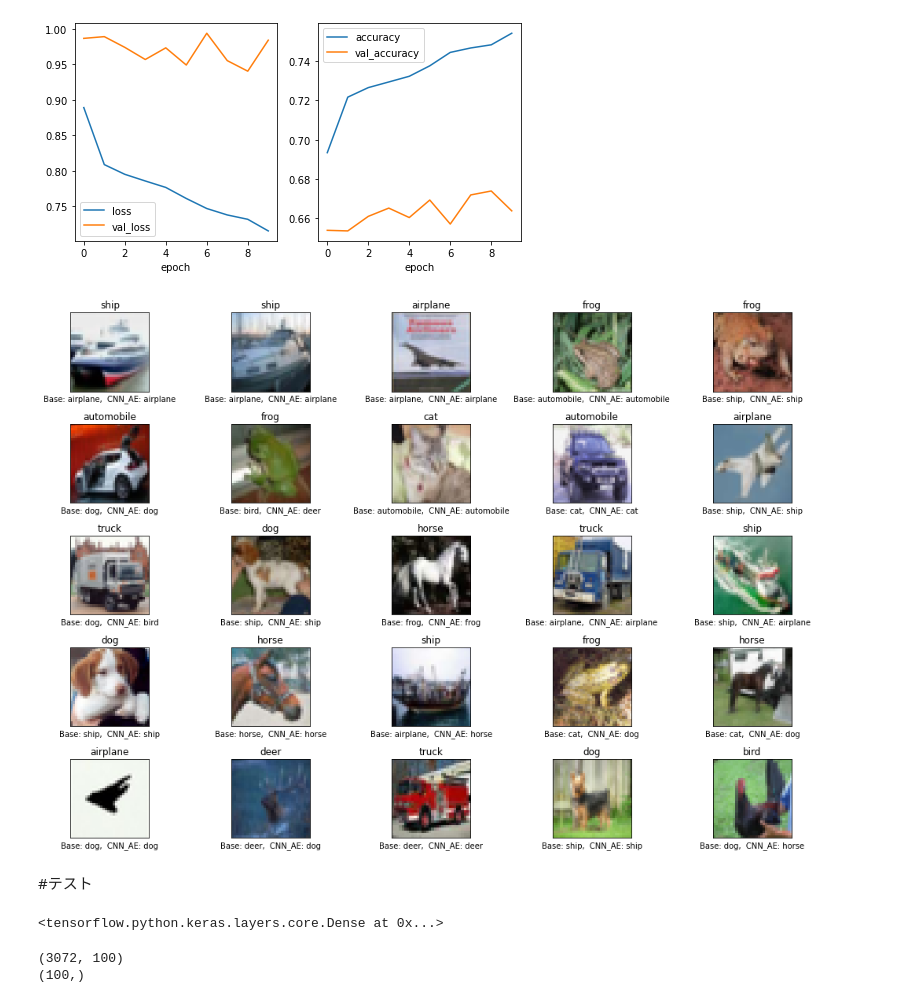
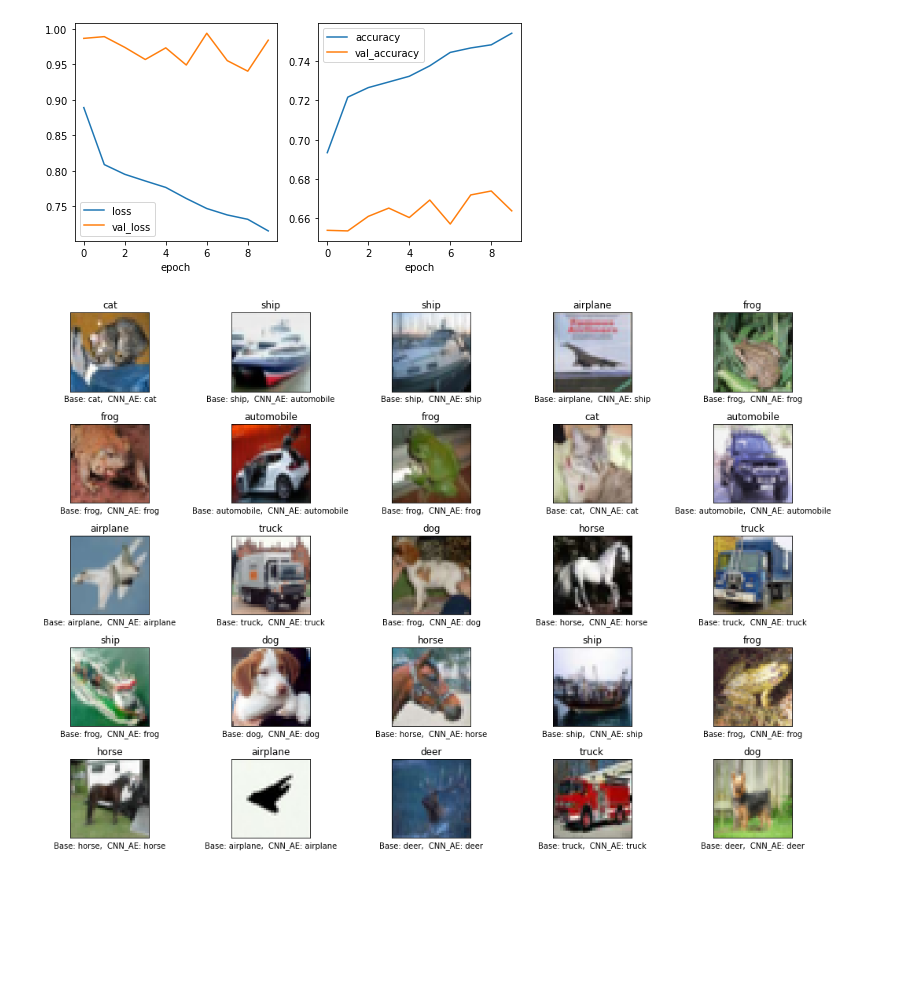
Before and after one commit to kyohei-123/autoencoder-test, a Jupyter notebook: cifar_deep_R1.ipynb, the cells around one changed output. Drawn from its saved outputs; the diff is of its cells as text; code cells hidden in the pictures; blank space fills up the shorter version.

```diff
--- a/cifar_deep_R1.ipynb
+++ b/cifar_deep_R1.ipynb
@@ -63,11 +63,11 @@ train_images = np.vstack([train_images_bird, train_images_deer, train_images_tru
 train_labels = np.vstack([(np.ones((2500,1))*2).astype(int), (np.ones((2500,1))*4).astype(int),
                           (np.ones((2500,1))*9).astype(int), train_labels[other_indexes]])
 
-
+train_labels_cat = train_labels.copy()
 train_labels = keras.utils.to_categorical(train_labels, 10)
 test_labels = keras.utils.to_categorical(test_labels, 10)
 
-train_images, train_labels = shuffle(train_images, train_labels, random_state=0)
+train_images, train_labels, train_labels_cat = shuffle(train_images, train_labels, train_labels_cat, random_state=0)
 
 print(f"data all # : {train_images.shape}")
 print(f"birds data # : {train_images_bird.shape}")
@@ -529,18 +529,16 @@ basemodel.save('saved_model/basemodel.h5')
 # %%
 # i = 6
 plt.figure(figsize=(15,10),tight_layout=True)
-for i in range(1,26):
-    plt.subplot(5,5,i)
+for i in range(25):
+    plt.subplot(5,5,i+1)
     plt.imshow(test_images[i])
-    res_base = class_names[np.argmax(basemodel.predict(train_images[[i]]))]
-    res_cnn = class_names[np.argmax(cnn.predict(train_images[[i]]))]
+    res_base = class_names[np.argmax(basemodel.predict(test_images[[i]]))]
+    res_cnn = class_names[np.argmax(cnn.predict(test_images[[i]]))]
     plt.xlabel(f"Base: {res_base},  CNN_AE: {res_cnn}")
     plt.title(class_names[np.argmax(test_labels[i])])
     plt.xticks([])
     plt.yticks([])
     plt.grid(False)
 plt.show()
 # %% [output]
-[figure, old version]
+[figure, new version]
-# %% [markdown]
-#テスト
@@ -585,10 +544,0 @@ model_autoencoder = tf.keras.Sequential([
-# %%
-model_encoder.layers[1]
-# %% [output]
-<tensorflow.python.keras.layers.core.Dense at 0x...>
-# %%
-print(model_autoencoder.layers[0].layers[1].get_weights()[0].shape)
-print(model_autoencoder.layers[0].layers[1].get_weights()[1].shape)
-# %% [output]
-(3072, 100)
-(100,)
```
Also changed, not shown: parts of 32 cells of this notebook, 2 other files.
